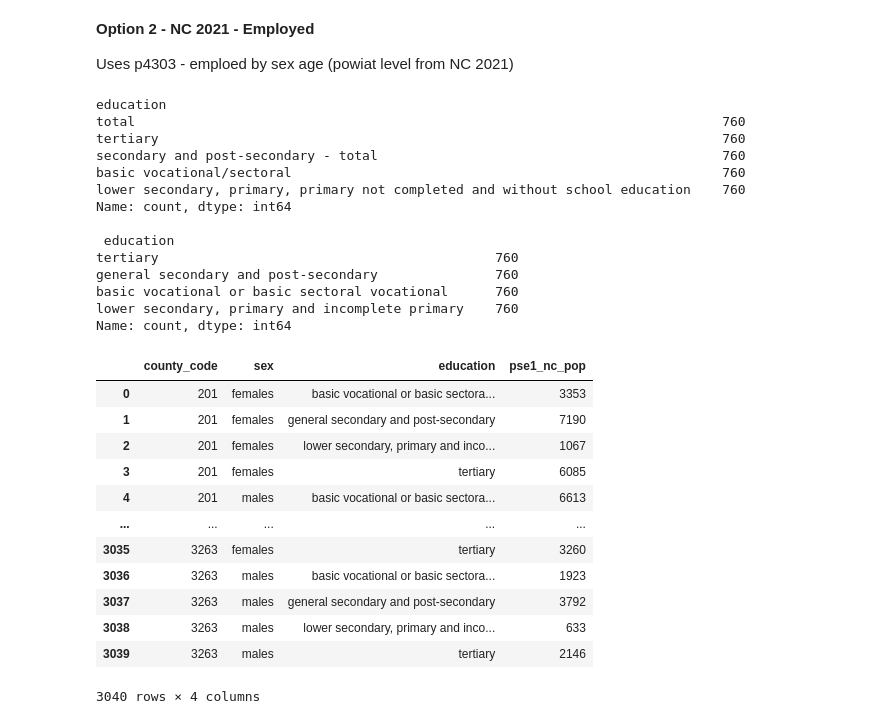
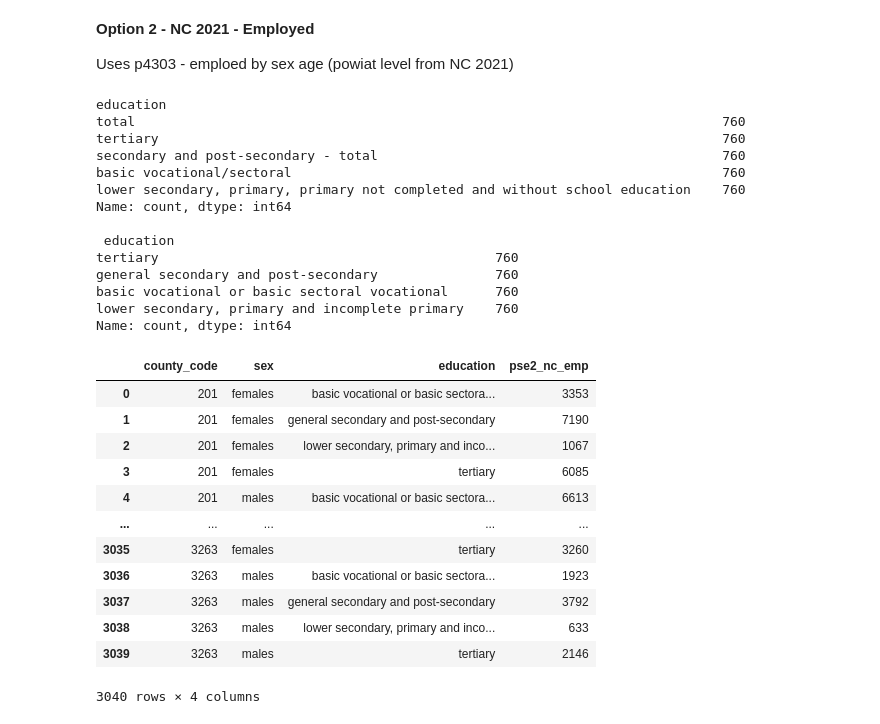
Before and after one commit to harrisonluff/Group_Project_Y3, a Jupyter notebook: notebooks/analysis/03_01_population_outcome.ipynb, the cells around one changed output. Drawn from its saved outputs; the diff is of its cells as text; code cells hidden in the pictures.

Commit message:
Implemented pse output tables 1 and 2

```diff
--- a/notebooks/analysis/03_01_population_outcome.ipynb
+++ b/notebooks/analysis/03_01_population_outcome.ipynb
@@ -1522,35 +1522,35 @@ p4303["education"] = p4303["education"].replace(
     "lower secondary, primary and incomplete primary"
 )
 print("\n", p4303.education.value_counts())
 
 # Construct county code
 p4303["county_code"] = p4303["code"].apply(lambda x: int(str(x)[:-3]))
 
 # Construct final table
 pse_option2 = p4303.groupby(["county_code", "sex", "education"])[["count"]].sum()
 
 # Rename
 pse_option2 = pse_option2.reset_index().rename(
-    columns={"count": "pse1_nc_pop"}
+    columns={"count": "pse2_nc_emp"}
 )
 
 pse_option2
 # %% [output]
 education
 total                                                                           760
 tertiary                                                                        760
 secondary and post-secondary - total                                            760
 basic vocational/sectoral                                                       760
 lower secondary, primary, primary not completed and without school education    760
 Name: count, dtype: int64
 
  education
 tertiary                                           760
 general secondary and post-secondary               760
 basic vocational or basic sectoral vocational      760
 lower secondary, primary and incomplete primary    760
 Name: count, dtype: int64
-|  | county_code | sex | education | pse1_nc_pop |
+|  | county_code | sex | education | pse2_nc_emp |
 | 0 | 201 | females | basic vocational or basic sectora... | 3353 |
 | 1 | 201 | females | general secondary and post-secondary | 7190 |
 | 2 | 201 | females | lower secondary, primary and inco... | 1067 |
```
Also changed, not shown: parts of 4 cells of this notebook, 2 other files.
